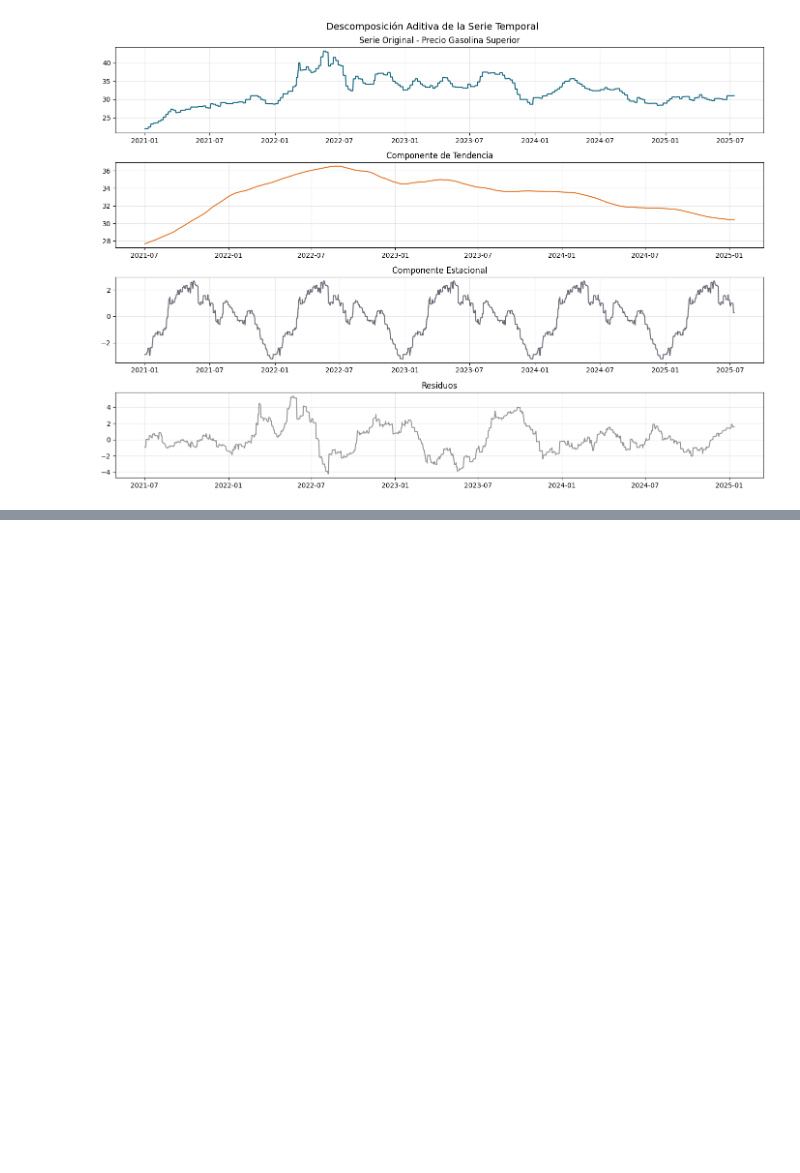
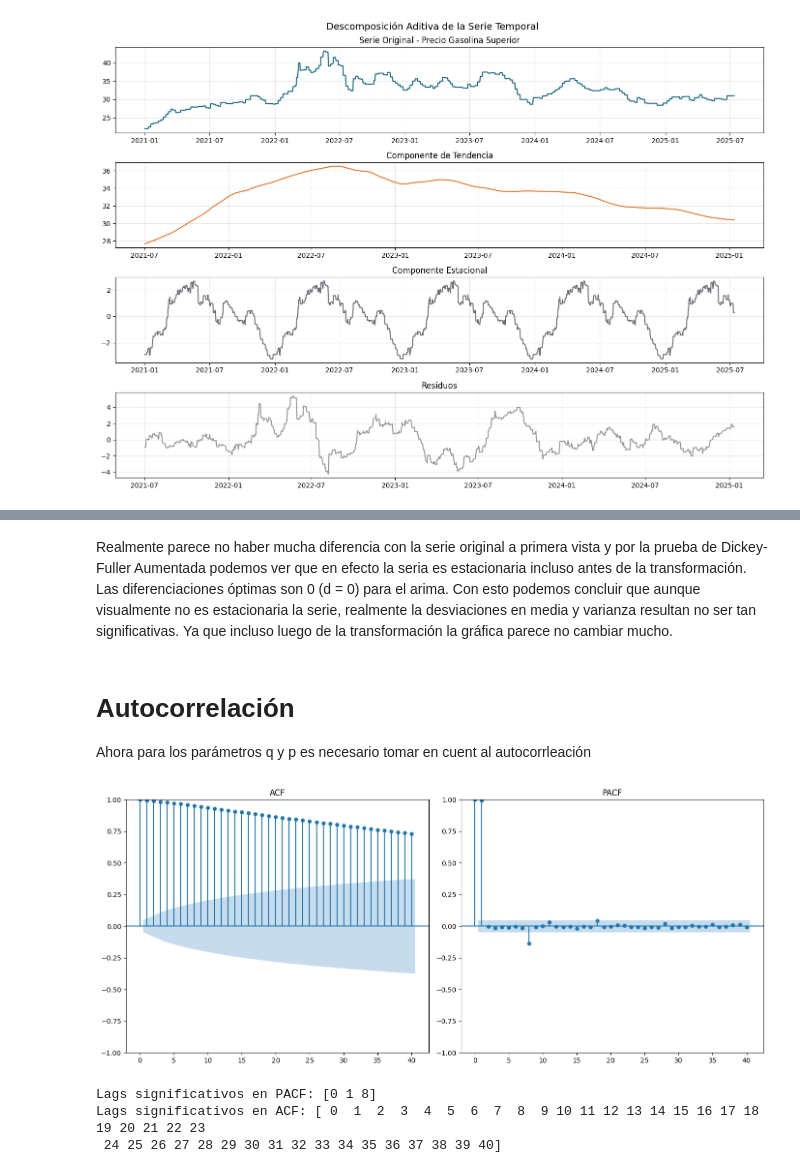
Before and after one commit to chuy-zip/DS_LAB1, a Jupyter notebook: scriptOne.ipynb, the cells around one changed output, grey strips where cells are left out. Saved outputs shown, nothing was run; the diff lists cells and outputs as text; code cells hidden in the pictures; blank space fills up the shorter version.

```diff
--- a/scriptOne.ipynb
+++ b/scriptOne.ipynb
@@ -229,0 +333,33 @@ plt.show()
+# %% [markdown]
+Realmente parece no haber mucha diferencia con la serie original a primera vista y por la prueba de Dickey-Fuller Aumentada podemos ver que en efecto la seria es estacionaria incluso antes de la transformación. Las diferenciaciones óptimas son 0 (d = 0) para el arima. Con esto podemos concluir que aunque visualmente no es estacionaria la serie, realmente la desviaciones en media y varianza resultan no ser tan significativas. Ya que incluso luego de la transformación la gráfica parece no cambiar mucho.
+# %% [markdown]
+# Autocorrelación
+Ahora para los parámetros q y p es necesario tomar en cuent al autocorrleación
+# %%
+from statsmodels.graphics.tsaplots import plot_acf, plot_pacf
+
+plt.figure(figsize=(14, 6))
+plt.subplot(1, 2, 1)
+plot_acf(ts, lags=40, ax=plt.gca(), title='ACF')
+plt.subplot(1, 2, 2)
+plot_pacf(ts, lags=40, ax=plt.gca(), title='PACF', method='ywm')
+plt.tight_layout()
+plt.show()
+# %% [output]
+[figure, added]
+# %%
+from statsmodels.tsa.stattools import pacf, acf
+import numpy as np
+
+pacf_values = pacf(ts, nlags=40, method='ywm')
+significant_lags = np.where(np.abs(pacf_values) > 1.96/np.sqrt(len(ts)))[0]  # 95% confianza
+print("Lags significativos en PACF:", significant_lags)
+
+# Para ACF
+acf_values = acf(ts, nlags=40)
+significant_lags_acf = np.where(np.abs(acf_values) > 1.96/np.sqrt(len(ts)))[0]
+print("Lags significativos en ACF:", significant_lags_acf)
+# %% [output]
+Lags significativos en PACF: [0 1 8]
+Lags significativos en ACF: [ 0  1  2  3  4  5  6  7  8  9 10 11 12 13 14 15 16 17 18 19 20 21 22 23
+ 24 25 26 27 28 29 30 31 32 33 34 35 36 37 38 39 40]
```
Also changed, not shown: parts of 7 cells of this notebook.
